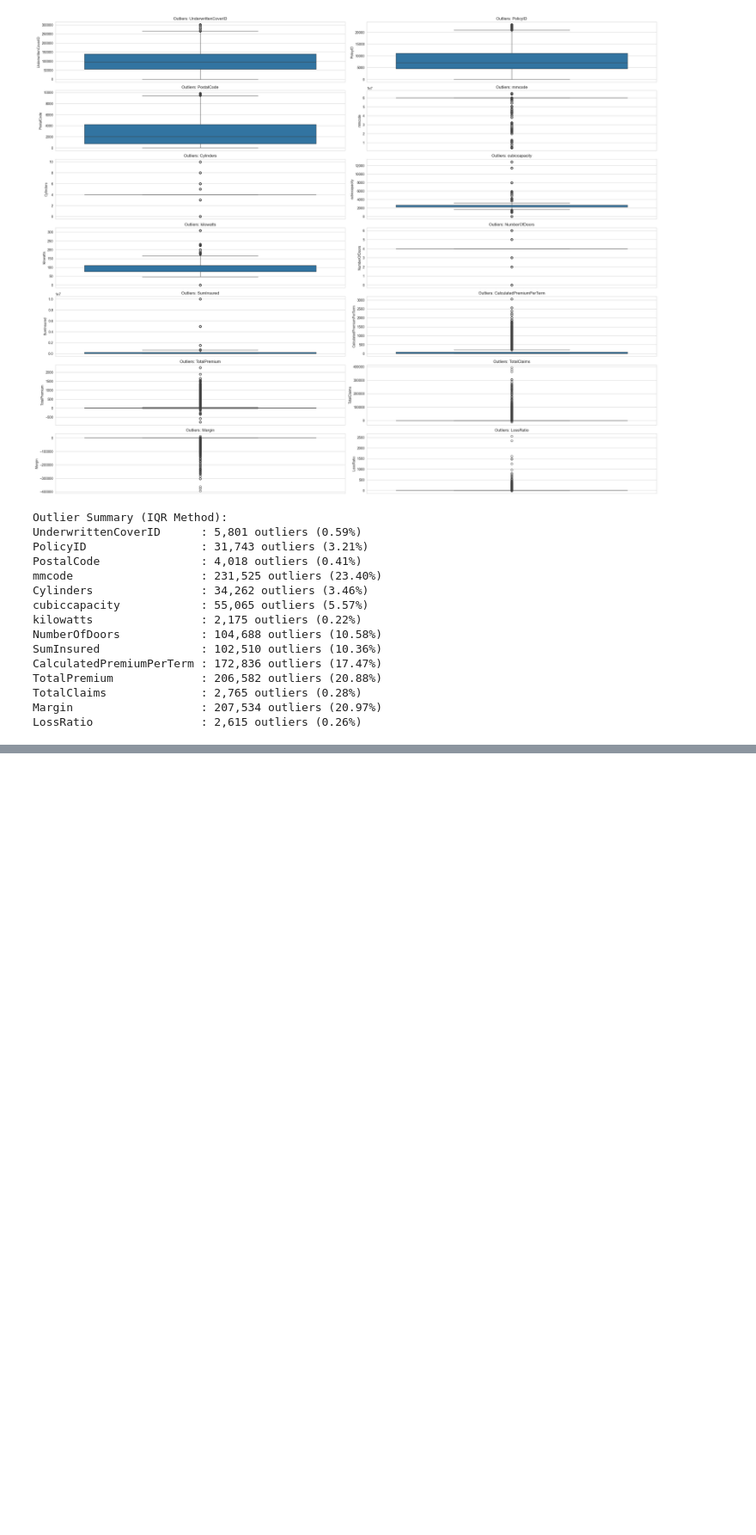
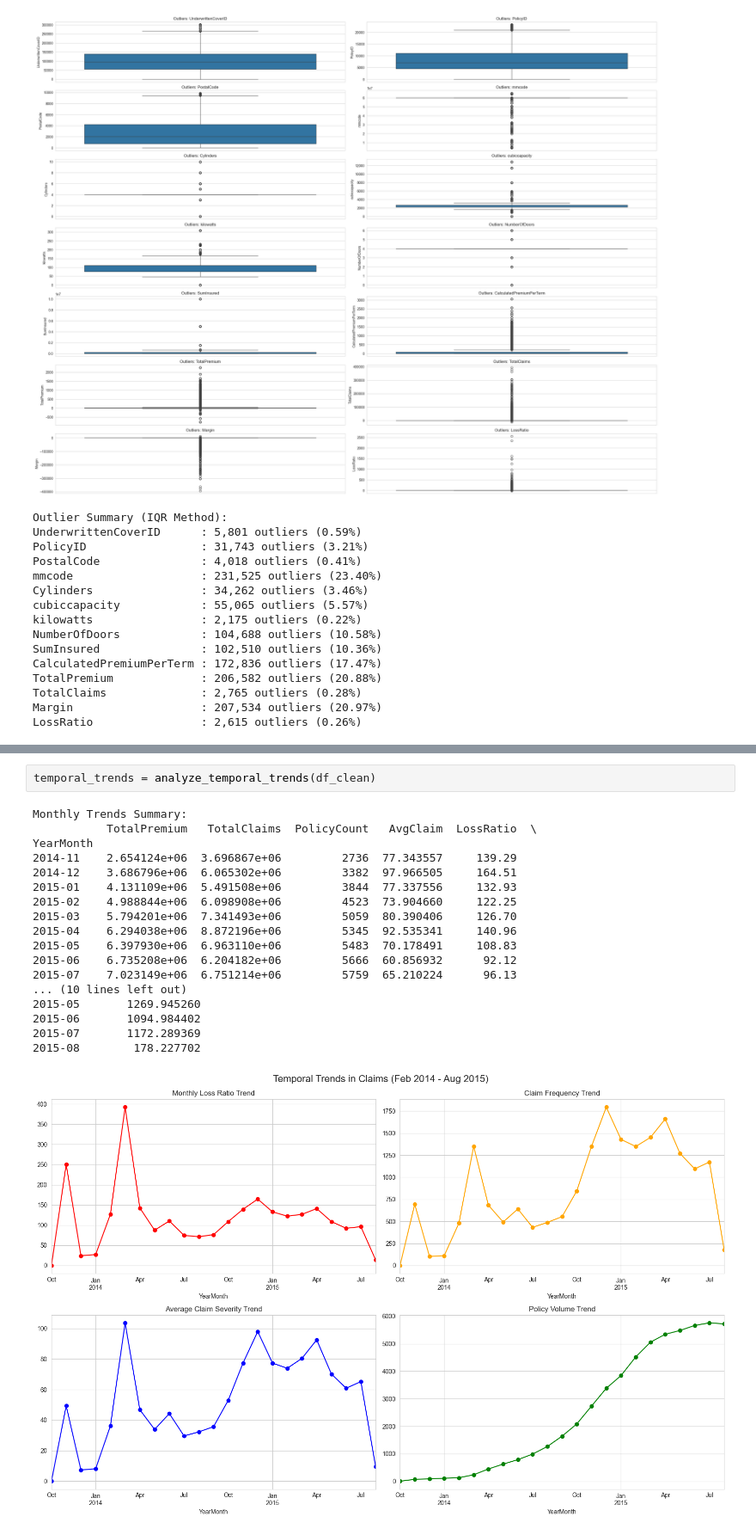
Before and after one commit to Melki123shi/insurance-risk-analytics, a Jupyter notebook: notebooks/01_eda.ipynb, the cells around one changed output, grey strips where cells are left out. Shown at 86% size. Cells and saved outputs as stored; diff of their text form; blank space fills up the shorter version.

```diff
--- a/notebooks/01_eda.ipynb
+++ b/notebooks/01_eda.ipynb
@@ -464,0 +497,21 @@ LossRatio                : 2,615 outliers (0.26%)
+# %%
+temporal_trends = analyze_temporal_trends(df_clean)
+# %% [output]
+Monthly Trends Summary:
+           TotalPremium   TotalClaims  PolicyCount   AvgClaim  LossRatio  \
+YearMonth
+2014-11    2.654124e+06  3.696867e+06         2736  77.343557     139.29
+2014-12    3.686796e+06  6.065302e+06         3382  97.966505     164.51
+2015-01    4.131109e+06  5.491508e+06         3844  77.337556     132.93
+2015-02    4.988844e+06  6.098908e+06         4523  73.904660     122.25
+2015-03    5.794201e+06  7.341493e+06         5059  80.390406     126.70
+2015-04    6.294038e+06  8.872196e+06         5345  92.535341     140.96
+2015-05    6.397930e+06  6.963110e+06         5483  70.178491     108.83
+2015-06    6.735208e+06  6.204182e+06         5666  60.856932      92.12
+2015-07    7.023149e+06  6.751214e+06         5759  65.210224      96.13
+... (10 lines left out)
+2015-05       1269.945260
+2015-06       1094.984402
+2015-07       1172.289369
+2015-08        178.227702
+[figure, added]
```
Also changed, not shown: parts of 5 cells of this notebook, 3 other files.
